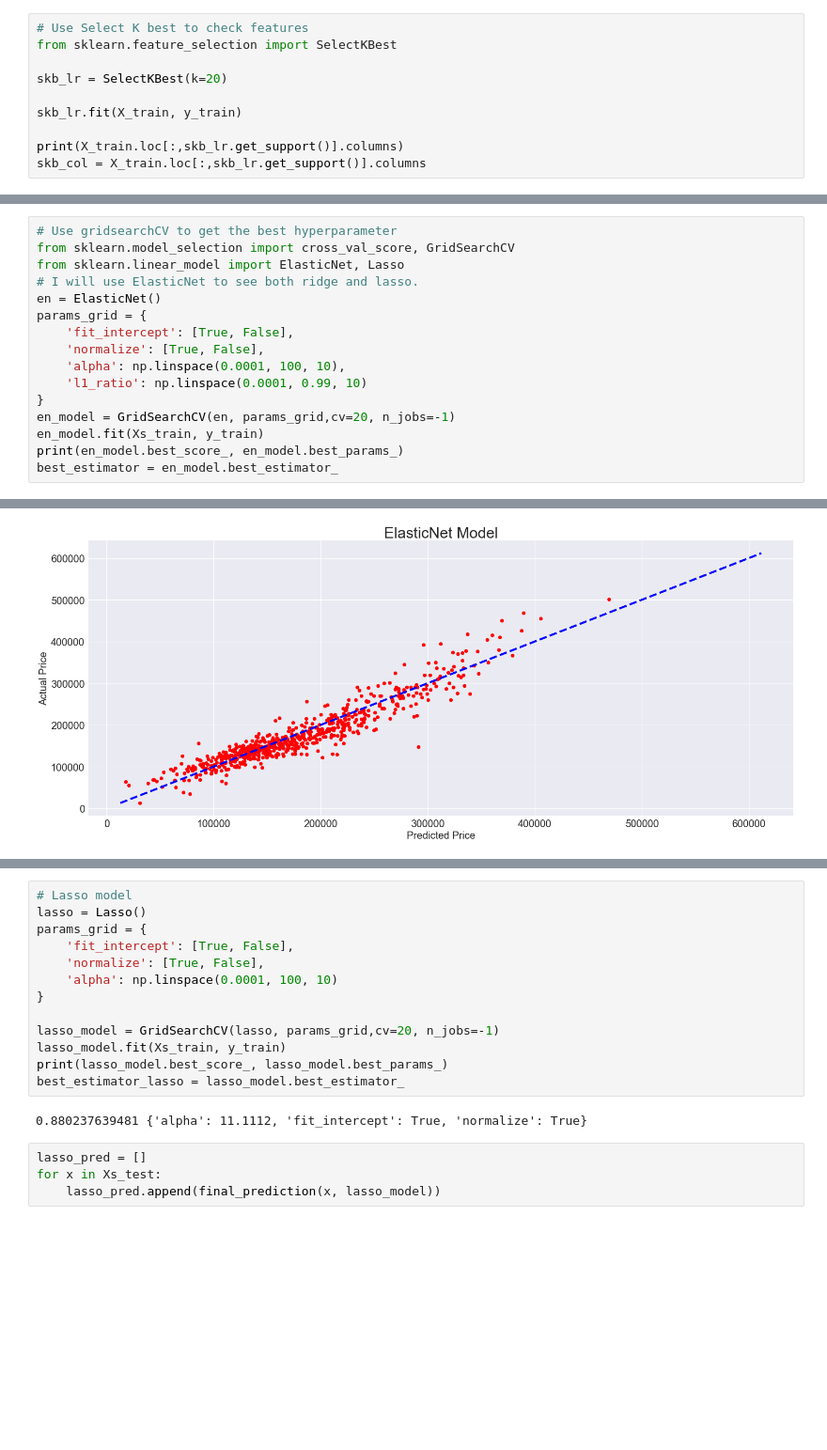
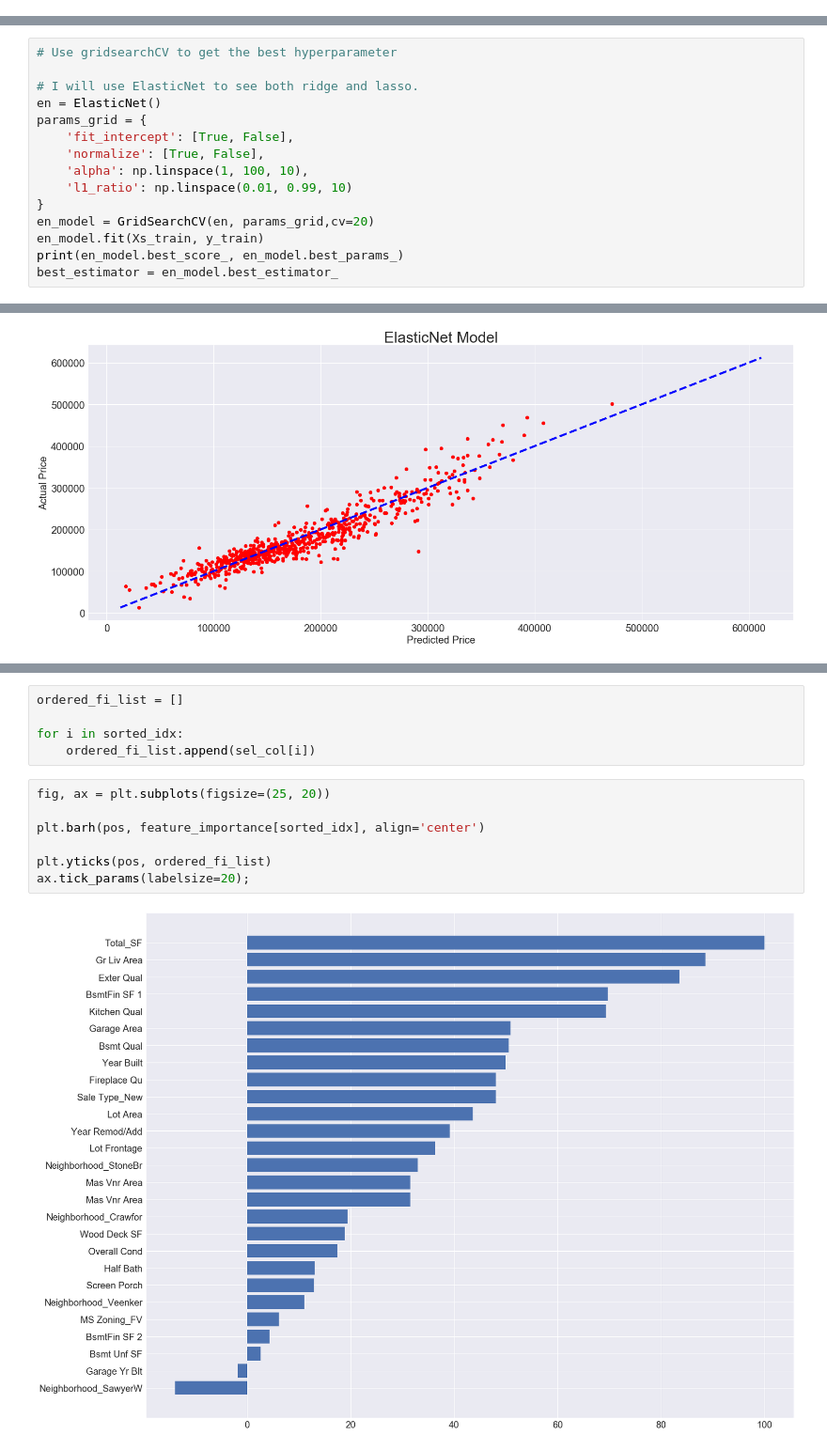
Before and after one commit to jasonjklim/Ames_house, a Jupyter notebook: project_3_regression_final_version.ipynb, the cells around one changed output, grey strips where cells are left out. Shown at 94% size. Saved outputs shown, nothing was run; the diff lists cells and outputs as text; blank space fills up the shorter version.

```diff
--- a/project_3_regression_final_version.ipynb
+++ b/project_3_regression_final_version.ipynb
@@ -460,13 +464,3 @@ for col in ['Lot Shape','Land Contour', 'Overall Qual','Condition 1', 'Condition
 # Only take columns with numercial values
 X_train = X_train.select_dtypes(include=[np.number]).interpolate()
 X_test = X_test.select_dtypes(include=[np.number]).interpolate()
-# %%
-# Use Select K best to check features
-from sklearn.feature_selection import SelectKBest
-
-skb_lr = SelectKBest(k=20)
-
-skb_lr.fit(X_train, y_train)
-
-print(X_train.loc[:,skb_lr.get_support()].columns)
-skb_col = X_train.loc[:,skb_lr.get_support()].columns
@@ -575,17 +541,16 @@ ax.tick_params(labelsize=20);
 [figure]
 # %%
 # Use gridsearchCV to get the best hyperparameter
-from sklearn.model_selection import cross_val_score, GridSearchCV
-from sklearn.linear_model import ElasticNet, Lasso
+
 # I will use ElasticNet to see both ridge and lasso.
 en = ElasticNet()
 params_grid = {
     'fit_intercept': [True, False],
     'normalize': [True, False],
-    'alpha': np.linspace(0.0001, 100, 10),
-    'l1_ratio': np.linspace(0.0001, 0.99, 10)
+    'alpha': np.linspace(1, 100, 10),
+    'l1_ratio': np.linspace(0.01, 0.99, 10)
 }
-en_model = GridSearchCV(en, params_grid,cv=20, n_jobs=-1)
+en_model = GridSearchCV(en, params_grid,cv=20)
 en_model.fit(Xs_train, y_train)
 print(en_model.best_score_, en_model.best_params_)
 best_estimator = en_model.best_estimator_
@@ -629,19 +584,14 @@ ax.tick_params(labelsize=20);
-# %%
-# Lasso model
-lasso = Lasso()
-params_grid = {
-    'fit_intercept': [True, False],
-    'normalize': [True, False],
-    'alpha': np.linspace(0.0001, 100, 10)
-}
-
-lasso_model = GridSearchCV(lasso, params_grid,cv=20, n_jobs=-1)
-lasso_model.fit(Xs_train, y_train)
-print(lasso_model.best_score_, lasso_model.best_params_)
-best_estimator_lasso = lasso_model.best_estimator_
-# %% [output]
-0.880237639481 {'alpha': 11.1112, 'fit_intercept': True, 'normalize': True}
-# %%
-lasso_pred = []
-for x in Xs_test:
-    lasso_pred.append(final_prediction(x, lasso_model))
+# %%
+ordered_fi_list = []
+
+for i in sorted_idx:
+    ordered_fi_list.append(sel_col[i])
+# %%
+fig, ax = plt.subplots(figsize=(25, 20))
+
+plt.barh(pos, feature_importance[sorted_idx], align='center')
+
+plt.yticks(pos, ordered_fi_list)
+ax.tick_params(labelsize=20);
+# %% [output]
+[figure, added]
```
Also changed, not shown: parts of 50 cells of this notebook, 1 other file.
